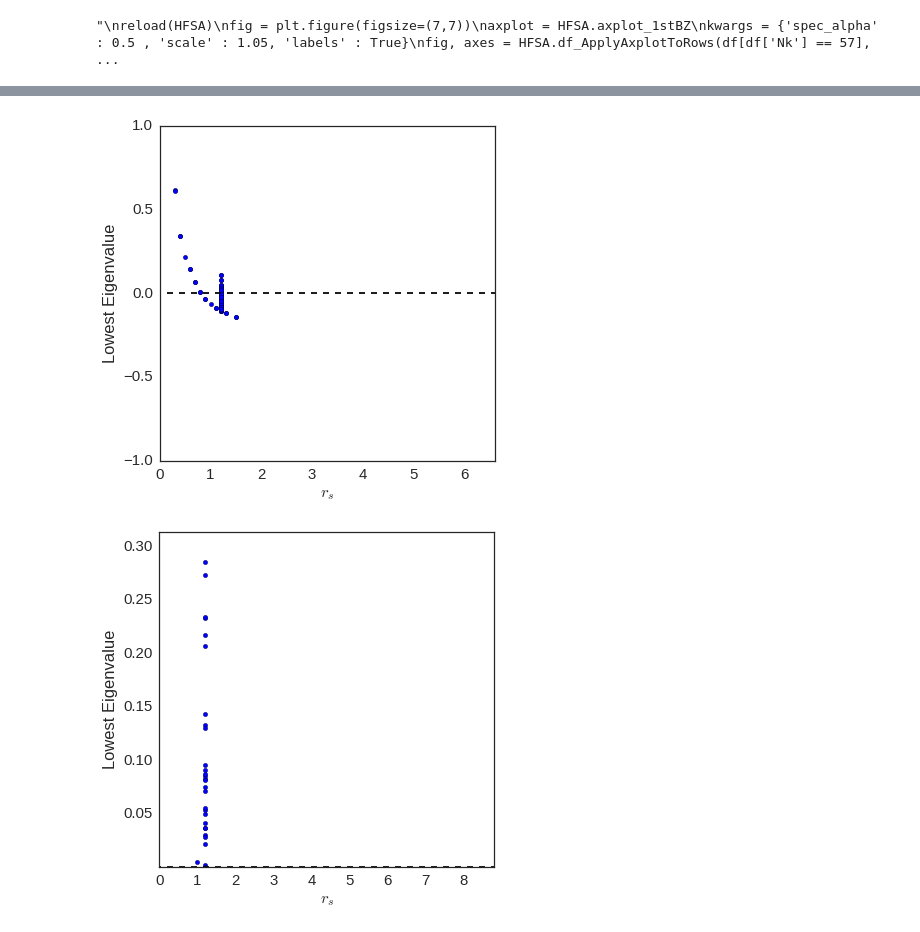
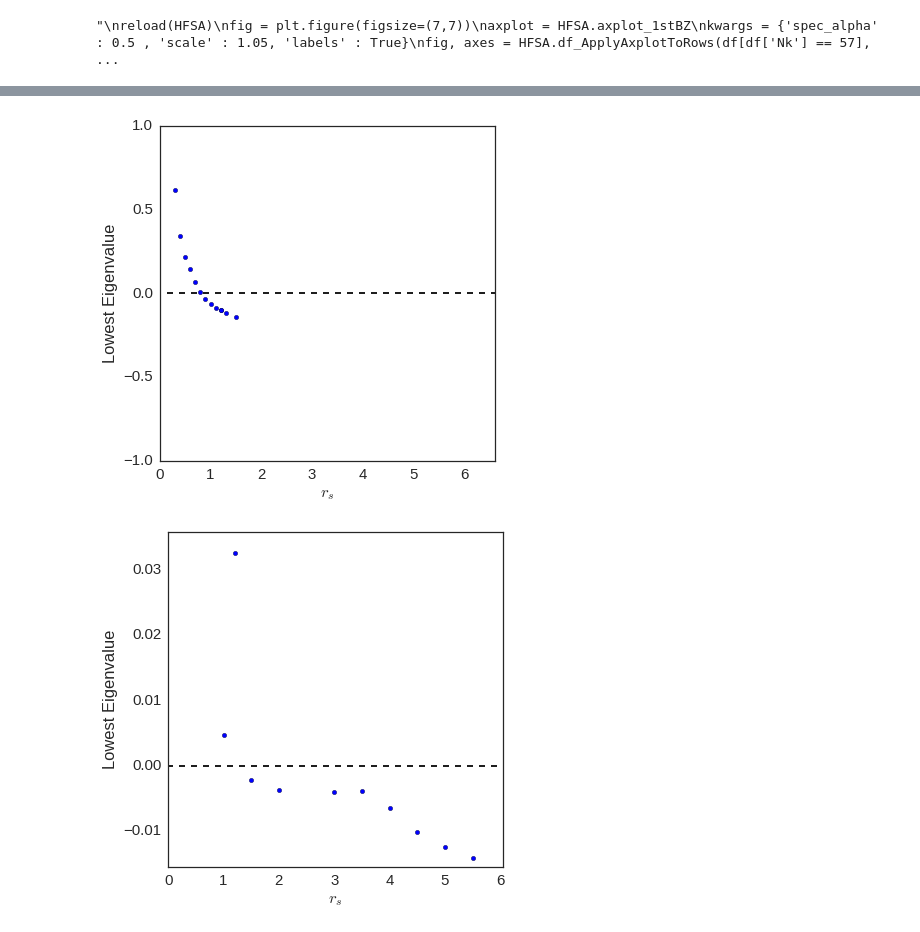
Before and after one commit to ecurtin2/HF-Stability, a Jupyter notebook: analysis/Analyzer.ipynb, the cells around one changed output, grey strips where cells are left out. Saved outputs shown, nothing was run; the diff lists cells and outputs as text; code cells hidden in the pictures.

```diff
--- a/analysis/Analyzer.ipynb
+++ b/analysis/Analyzer.ipynb
@@ -5,14 +5,19 @@ import seaborn as sns
 import pandas as pd
 import numpy as np
 import math
+import time
 sns.set_context('talk')
 sns.set(font_scale=1.5)
 sns.set_style('white')
 sns.set_palette('colorblind')
 %matplotlib inline
 
-df = HFSA.add_Dir_to_pickle_df("HFSDataFrame.pickle", dirname='../HFS/log', moveto='Archive')
+#df = HFSA.directory_to_df('../archive/logfiles')
+#df.to_pickle("HFSDataFrame.pickle")
+
+df = HFSA.add_Dir_to_pickle_df("HFSDataFrame.pickle", dirname='../HFS/log', moveto='../archive/logfiles')
 df3D = df[df['ndim'] == 3]
+df3D = df3D[np.isfinite(df3D['Dav_final_val'])]
 df2D = df[df['ndim'] == 2]
 # %% [output]
 Directory is Empty, df is unchanged
@@ -131,16 +136,27 @@ plt.show()
 # %%
+def only_max_Nk(df):
+    """For each unique rs, find the row of maximum Nk and return the corresponding dataframe."""
+    rsvals = df['rs'].unique()
+    idx = []
+    for rs in rsvals:
+        dfrs = df[np.isclose(df['rs'], rs)]
+        index = dfrs['Nk'].idxmax()
+        idx.append(index)
+
+    return df.loc[idx]
+
 fig = plt.figure(figsize=(6,6))
-HFSA.plot_stability(df2D, plt.gca())
+HFSA.plot_stability(only_max_Nk(df2D), plt.gca())
 plt.ylim(-1,1)
 #fig.tight_layout(pad=1.3)
 #plt.savefig('../images/stab_rs.eps', format='eps', transparent=True)
 plt.show()
 
 fig = plt.figure(figsize=(6,6))
-HFSA.plot_stability(df3D, plt.gca())
+HFSA.plot_stability(only_max_Nk(df3D), plt.gca())
 #fig.tight_layout(pad=1.3)
 #plt.savefig('../images/stab_rs.eps', format='eps', transparent=True)
 plt.show()
 # %% [output]
-[figure, old version]
+[figure, new version]
-[figure, old version]
+[figure, new version]
```
Also changed, not shown: parts of 8 cells of this notebook, 34 other files.
